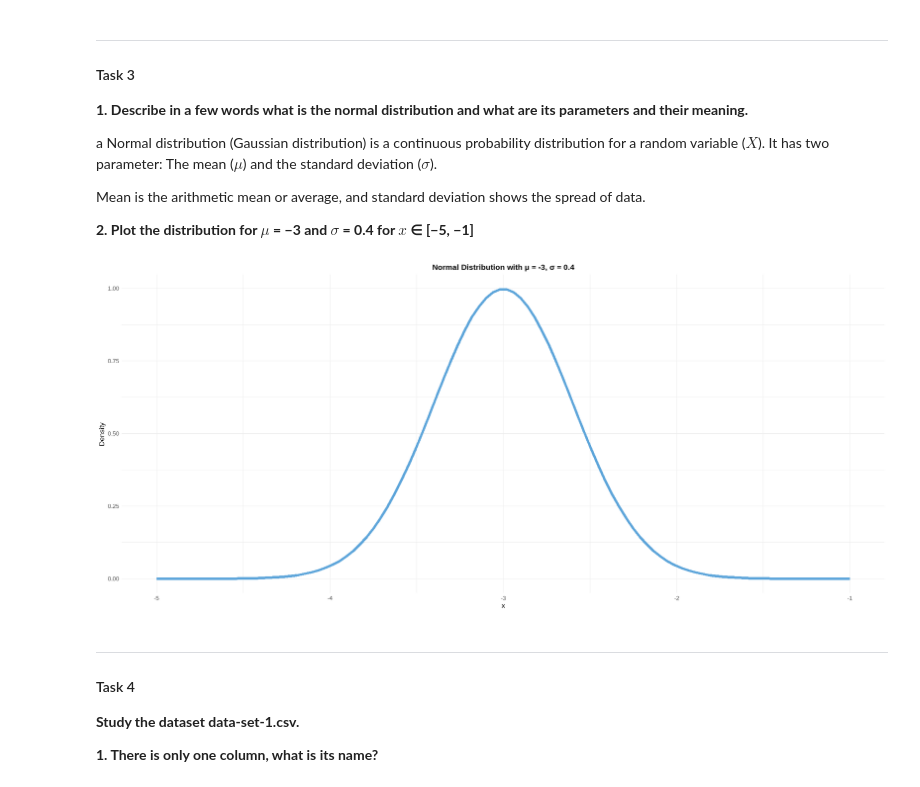
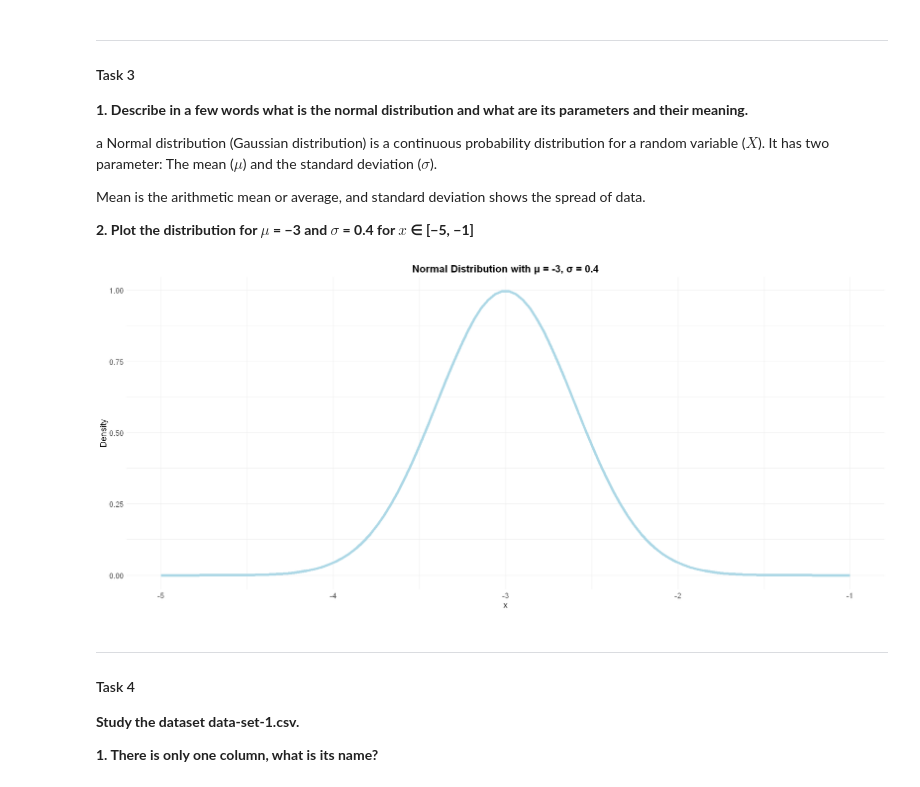
Before and after one commit to Pois0nous/Statistical_Project, a Jupyter notebook: Project.ipynb, the cells around one changed output. Drawn from its saved outputs; the diff is of its cells as text; code cells hidden in the pictures.

```diff
--- a/Project.ipynb
+++ b/Project.ipynb
@@ -79,19 +81,19 @@ Mean is the arithmetic mean or average, and standard deviation shows the spread
 # %%
 mu <- -3
 sigma <- 0.4
 x <- seq(-5, -1, length.out = 100)
 y <- dnorm(x, mean = mu, sd = sigma)
 
 ggplot(data.frame(x = x, y = y), aes(x, y)) +
-    geom_line(color = "#5DA5DA", size = 2) +
+    geom_line(color = "lightblue", size = 2) +
     scale_x_continuous(limits = c(-5, -1)) +
     labs(title = "Normal Distribution with μ = -3, σ = 0.4", x = "x", y = "Density") +
     theme_minimal() +
     theme(plot.title = element_text(hjust = 0.5, size = 16, face = "bold"),
         axis.text = element_text(size = 12),
         axis.title = element_text(size = 14))
 # %% [output]
-[figure, old version]
+[figure, new version]
 # %% [markdown]
 ***
 
```
Also changed, not shown: parts of 3 cells of this notebook.
